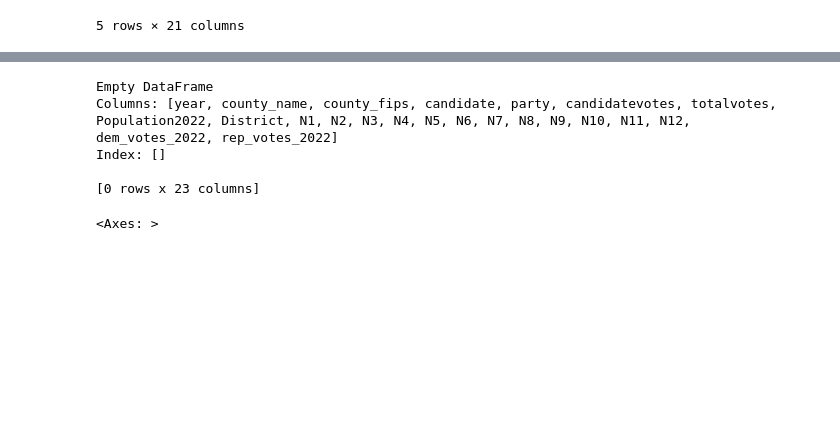
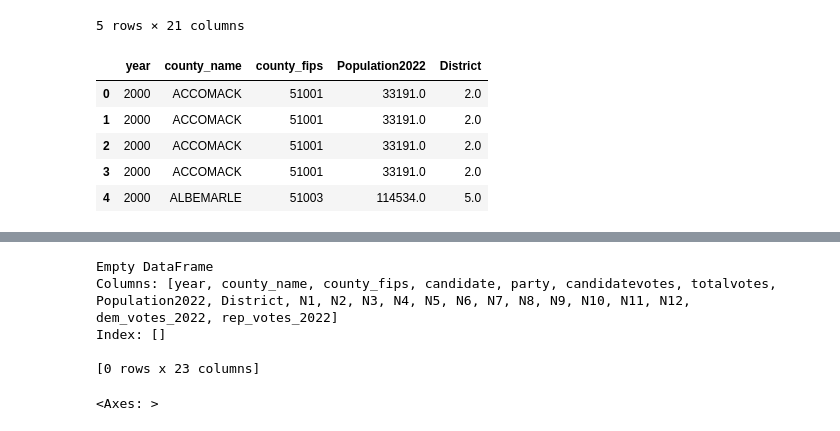
Before and after one commit to Nehach73/DS3001_project_voting, a Jupyter notebook: Project_Notebook_3.ipynb, the cells around one changed output, grey strips where cells are left out. Drawn from its saved outputs; the diff is of its cells as text; code cells hidden in the pictures; blank space fills up the shorter version.

```diff
--- a/Project_Notebook_3.ipynb
+++ b/Project_Notebook_3.ipynb
@@ -67,3 +77,14 @@ voting.head()
 | 3 | 2000 | ACCOMACK | 51001 | OTHER | OTHER | 261 | 11925 | 33191.0 | ... |
 | 4 | 2000 | ALBEMARLE | 51003 | AL GORE | DEMOCRAT | 16255 | 36846 | 114534.0 | ... |
 5 rows × 21 columns
+# %%
+# Finding significant variables for the model
+voting_vars = voting[['year', 'county_name', 'county_fips', 'Population2022', 'District']]
+voting_vars.head()
+# %% [output]
+|  | year | county_name | county_fips | Population2022 | District |
+| 0 | 2000 | ACCOMACK | 51001 | 33191.0 | 2.0 |
+| 1 | 2000 | ACCOMACK | 51001 | 33191.0 | 2.0 |
+| 2 | 2000 | ACCOMACK | 51001 | 33191.0 | 2.0 |
+| 3 | 2000 | ACCOMACK | 51001 | 33191.0 | 2.0 |
+| 4 | 2000 | ALBEMARLE | 51003 | 114534.0 | 5.0 |
```
Also changed, not shown: parts of 5 cells of this notebook.
